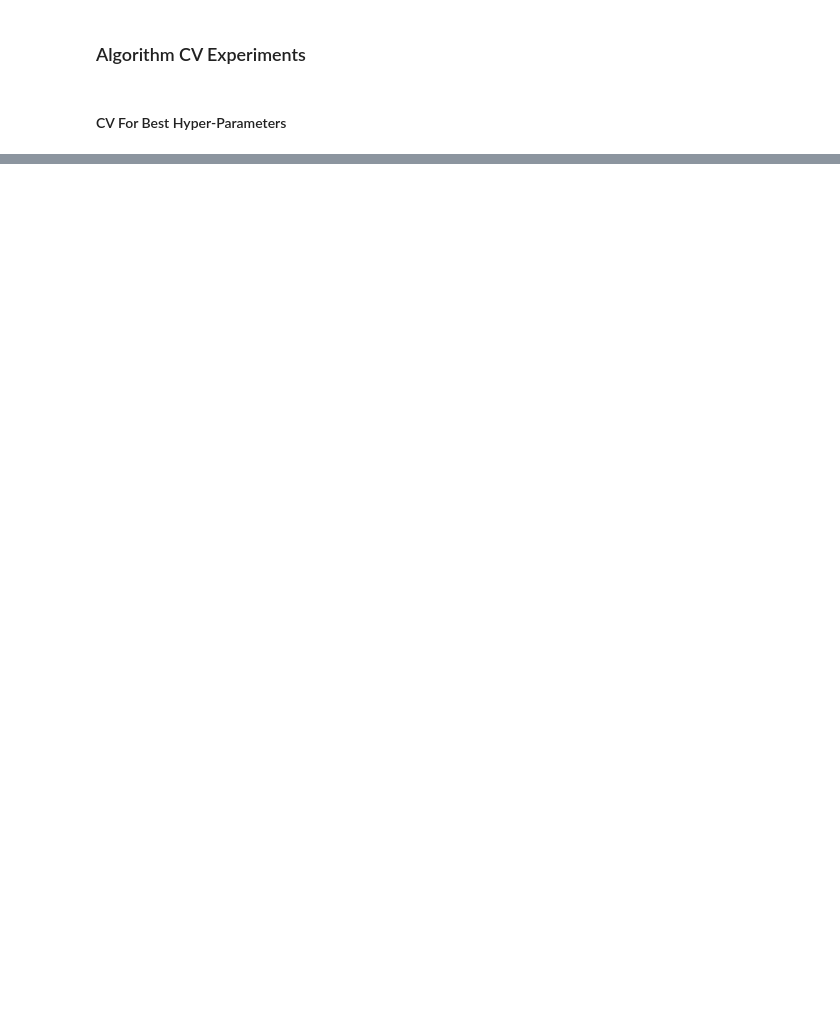
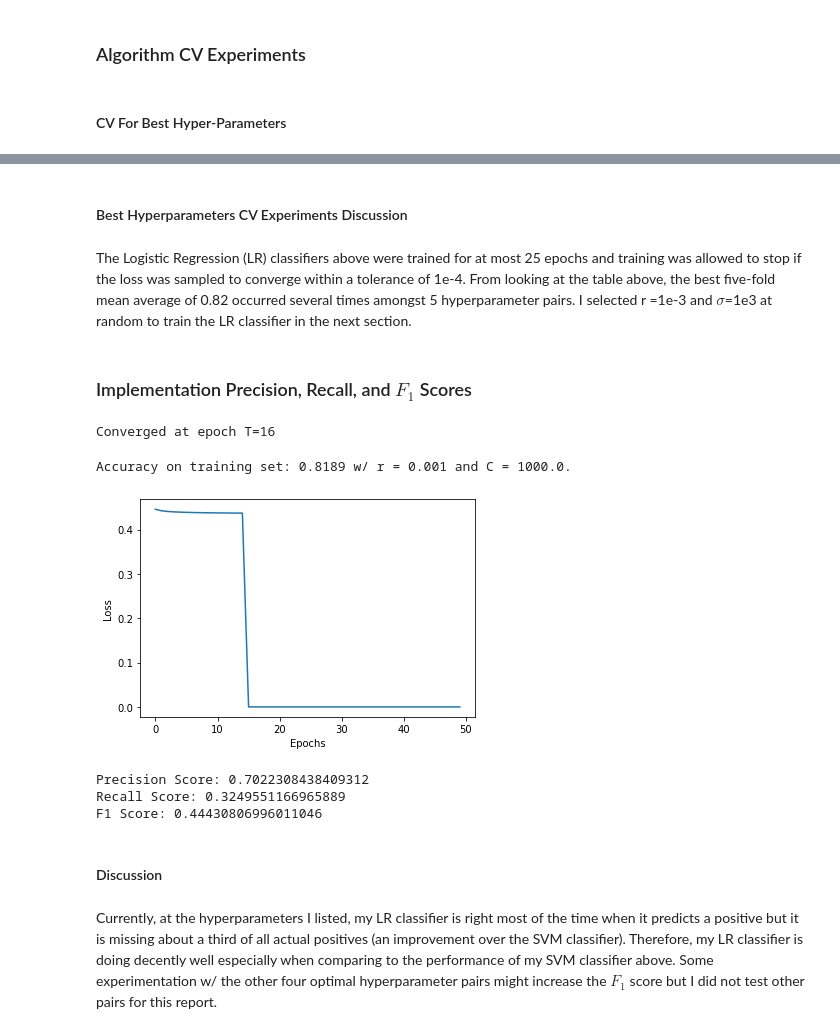
Before and after one commit to CasuallyAlive/ml-projects, a Jupyter notebook: src/hw6/hw6_exp_report.ipynb, the cells around one changed output, grey strips where cells are left out. Drawn from its saved outputs; the diff is of its cells as text; code cells hidden in the pictures; blank space fills up the shorter version.

```diff
--- a/src/hw6/hw6_exp_report.ipynb
+++ b/src/hw6/hw6_exp_report.ipynb
@@ -28,2 +37,0 @@ ff_data = [load_data(classes, dir=f"data/CVSplits/training0{i}.csv")[:-1] for i
-# %%
-EPOCHS=10 # Chosen randomly, allows for faster training times.
@@ -85,0 +194,11 @@ r=0.0001                  | C=10.0      | 0.22           | 0.004
+# %%
+# Get stats
+hps = get_hp_combs(L_RATES, TRADEOFF).tolist()
+labels = [-1, 1]
+
+cvv_stats, _ = five_fold_CV(
+    k_datasets=ff_data,
+    labels=labels,
+    hyperparams=hps,
+    epochs=CV_EPOCHS
+)
@@ -85,0 +229,33 @@ r=0.0001                  | C=10.0      | 0.22           | 0.004
+# %% [markdown]
+#### Best Hyperparameters CV Experiments Discussion
+# %% [markdown]
+The Logistic Regression (LR) classifiers above were trained for at most 25 epochs and training was allowed to stop if the loss was sampled to converge within a tolerance of 1e-4. From looking at the table above, the best five-fold mean average of 0.82 occurred several times amongst 5 hyperparameter pairs. I selected r =1e-3 and $\sigma$=1e3 at random to train the LR classifier in the next section.
+# %% [markdown]
+### Implementation Precision, Recall, and $F_1$ Scores
+# %%
+# LR Classifier trained over 50 epochs w/ best hyperparameters
+R_LR_BEST = 1e-3
+S_LR_BEST = 1e3
+# %%
+# Train LR Classifier
+model_LR = LogisticRegression(labels, r=R_LR_BEST, sigma=S_LR_BEST, epochs=EPOCHS, exit_on_converge=True)
+loss_LR = model_LR.train(X_train, Y_train)
+# %% [output]
+Converged at epoch T=16
+# %%
+# Print accuracy on testing set.
+acc = calc_acc(model_LR.predict(X_test), Y_test)
+print(f"Accuracy on training set: {acc} w/ r = {R_LR_BEST} and C = {S_LR_BEST}.")
+# %% [output]
+Accuracy on training set: 0.8189 w/ r = 0.001 and C = 1000.0.
+# %%
+# Plot Loss function of LR w/ 'best' Hyperparameters
+epochs_LR = np.arange(len(loss_LR))
+
+plt.plot(epochs_LR, loss_LR)
+
+plt.xlabel('Epochs')
+plt.ylabel('Loss')
+plt.show()
+# %% [output]
+[figure, added]
@@ -85,0 +265,17 @@ r=0.0001                  | C=10.0      | 0.22           | 0.004
+# %%
+# Print F_1, recall, and precision scores
+p_LR = calc_precision(tp_LR, fp_LR)
+rec_LR = calc_recall(tp_LR, fn_LR)
+f1_LR = calc_f1(p_LR, rec_LR)
+
+print(f"Precision Score: {p_LR}")
+print(f"Recall Score: {rec_LR}")
+print(f"F1 Score: {f1_LR}")
+# %% [output]
+Precision Score: 0.7022308438409312
+Recall Score: 0.3249551166965889
+F1 Score: 0.44430806996011046
+# %% [markdown]
+#### Discussion
+# %% [markdown]
+Currently, at the hyperparameters I listed, my LR classifier is right most of the time when it predicts a positive but it is missing about a third of all actual positives (an improvement over the SVM classifier). Therefore, my LR classifier is doing decently well especially when comparing to the performance of my SVM classifier above. Some experimentation w/ the other four optimal hyperparameter pairs might increase the $F_1$ score but I did not test other pairs for this report.
```
Also changed, not shown: parts of 35 cells of this notebook, 4 other files.
